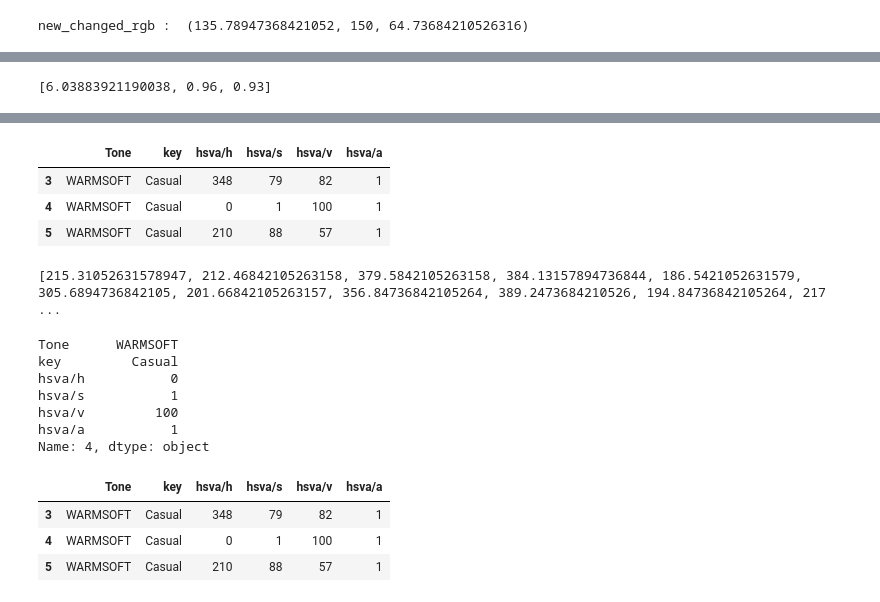
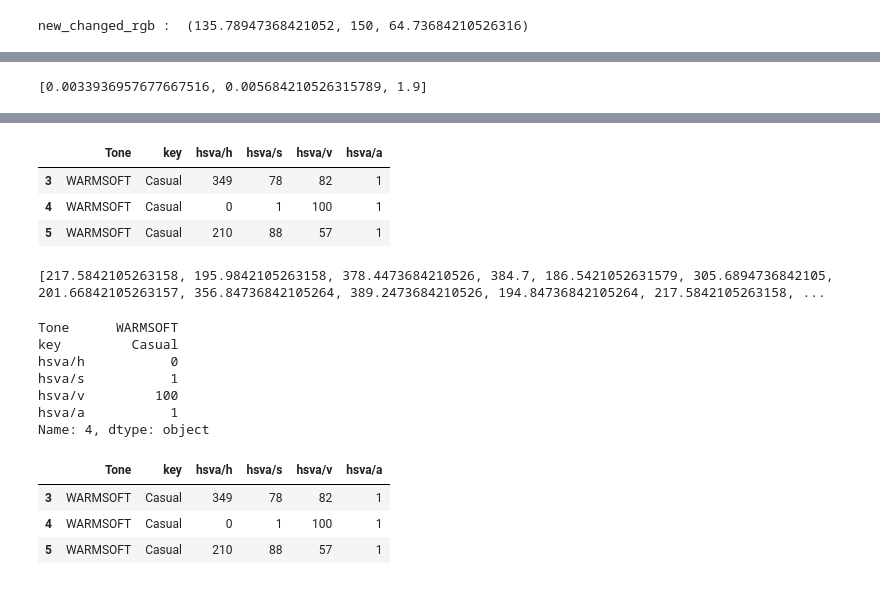
Before and after one commit to SunggooHan/Graduation_Project_Color_Recommendation, a Jupyter notebook: Color_clustering.ipynb, the cells around one changed output, grey strips where cells are left out. Drawn from its saved outputs; the diff is of its cells as text; code cells hidden in the pictures.

```diff
--- a/Color_clustering.ipynb
+++ b/Color_clustering.ipynb
@@ -412,13 +412,13 @@ scaled_hsv_set.to_csv("scaled_hsv_dataset.csv", index = False)
 # %%
 #(sin(h1)*s1*v1 - sin(h2)*s2*v2 )^2 + (cos(h1)*s1*v1 - cos(h2)*s2*v2)^2 + ( v1 - v2 )^2
 
-hsv = [346, 96, 93]
+hsv = [0.19444444444444442, 0.5684210526315789, 190]
 hsv_h = hsv[0]
 hsv_s = hsv[1]
 hsv_v = hsv[2]
 
 #추출한 h 값 정규화
-hsv_h = hsv_h/720*pi
+hsv_h = (hsv_h/360)*2*pi
 
 #추출한 s값 정규화
 hsv_s = hsv_s/100
@@ -429,7 +429,7 @@ hsv_v = hsv_v/100
 scaled_hsv = [hsv_h, hsv_s, hsv_v]
 scaled_hsv
 # %% [output]
-[6.03883921190038, 0.96, 0.93]
+[0.0033936957677667516, 0.005684210526315789, 1.9]
 # %%
 import math
 
@@ -445,16 +445,16 @@ hsva_v = df["hsva_v"].to_numpy()
 dist = []
 
 for i in range(len(hsva_h)):
-    distance = (math.sin(hsv_h)*hsv_s*hsv_v) - (math.sin(hsva_h[i])*hsva_s[i]*hsva_v[i])*(math.sin(hsva_h[i])*hsva_s[i]*hsva_v[i])
-    + (math.cos(hsv_h)*hsv_s*hsv_v) - (math.cos(hsva_h[i])*hsva_s[i]*hsva_v[i])*(math.cos(hsva_h[i])*hsva_s[i]*hsva_v[i])
-    + (hsv_v - hsva_v[i])*(hsv_v - hsva_v[i])
+    distance = ((math.sin(hsv_h)*hsv_s*hsv_v)-(math.sin(hsva_h[i])*hsva_s[i]*hsva_v[i]))*((math.sin(hsv_h)*hsv_s*hsv_v)-(math.sin(hsva_h[i])*hsva_s[i]*hsva_v[i]))
+    + ((math.cos(hsv_h)*hsv_s*hsv_v)-(math.cos(hsva_h[i])*hsva_s[i]*hsva_v[i]))*((math.cos(hsv_h)*hsv_s*hsv_v)-(math.cos(hsva_h[i])*hsva_s[i]*hsva_v[i]))
+    + (hsv_v-hsva_v[i])*(hsv_v-hsva_v[i])
 
     dist.append(distance)
 
 print(dist)
-max(dist)
+min(dist)
 
-num = dist.index(max(dist))
+num = dist.index(min(dist))
 print(df.iloc[num])
 print(df_origin.iloc[num])
 
@@ -467,13 +467,13 @@ hsva_v    1.000000
 Name: 4, dtype: float64
 Tone      WARMSOFT
 key         Casual
 hsva/h           0
 hsva/s           1
 hsva/v         100
 hsva/a           1
 Name: 4, dtype: object
 |  | Tone | key | hsva/h | hsva/s | hsva/v | hsva/a |
-| 3 | WARMSOFT | Casual | 348 | 79 | 82 | 1 |
+| 3 | WARMSOFT | Casual | 349 | 78 | 82 | 1 |
 | 4 | WARMSOFT | Casual | 0 | 1 | 100 | 1 |
 | 5 | WARMSOFT | Casual | 210 | 88 | 57 | 1 |
 # %%
@@ -504,7 +504,7 @@ min(dist)
 num = dist.index(min(dist))
 df.iloc[num]
 # %% [output]
-[215.31052631578947, 212.46842105263158, 379.5842105263158, 384.13157894736844, 186.5421052631579, 305.6894736842105, 201.66842105263157, 356.84736842105264, 389.2473684210526, 194.84736842105264, 217 ...
+[217.5842105263158, 195.9842105263158, 378.4473684210526, 384.7, 186.5421052631579, 305.6894736842105, 201.66842105263157, 356.84736842105264, 389.2473684210526, 194.84736842105264, 217.5842105263158, ...
 Tone      WARMSOFT
 key         Casual
 hsva/h           0
@@ -516,6 +516,6 @@ Name: 4, dtype: object
 df.loc[df['key'] == df.loc[num, 'key']]
 # %% [output]
 |  | Tone | key | hsva/h | hsva/s | hsva/v | hsva/a |
-| 3 | WARMSOFT | Casual | 348 | 79 | 82 | 1 |
+| 3 | WARMSOFT | Casual | 349 | 78 | 82 | 1 |
 | 4 | WARMSOFT | Casual | 0 | 1 | 100 | 1 |
 | 5 | WARMSOFT | Casual | 210 | 88 | 57 | 1 |
```
Also changed, not shown: parts of 13 cells of this notebook.
